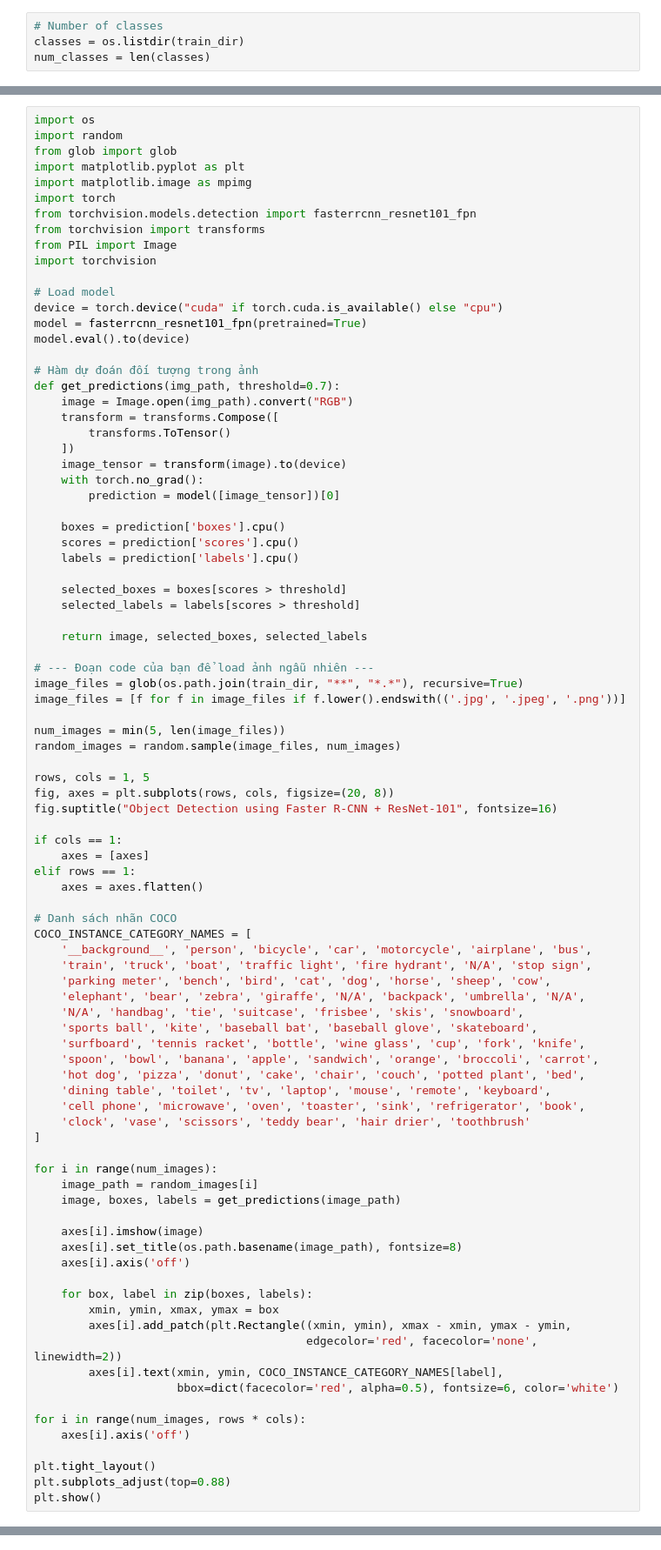
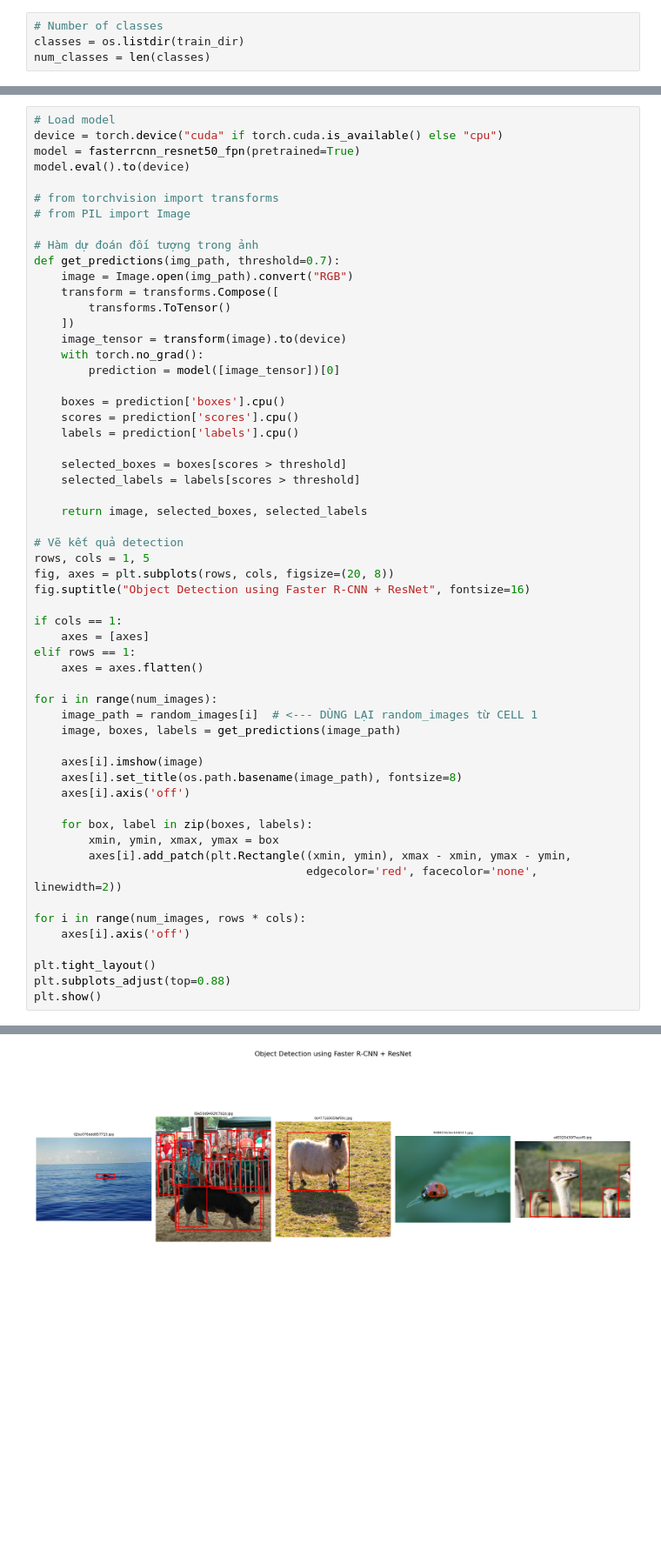
Before and after one commit to QuangTrongLeo/Animal_Identification_DL, a Jupyter notebook: Animal_Identification.ipynb, the cells around one changed output, grey strips where cells are left out. Shown at 87% size. Drawn from its saved outputs; the diff is of its cells as text; blank space fills up the shorter version.

```diff
--- a/Animal_Identification.ipynb
+++ b/Animal_Identification.ipynb
@@ -120,19 +111,11 @@ Successfully installed nvidia-cublas-cu12-12.4.5.8 nvidia-cuda-cupti-cu12-12.4.1
 # %%
-import os
-import random
-from glob import glob
-import matplotlib.pyplot as plt
-import matplotlib.image as mpimg
-import torch
-from torchvision.models.detection import fasterrcnn_resnet101_fpn
-from torchvision import transforms
-from PIL import Image
-import torchvision
-
 # Load model
 device = torch.device("cuda" if torch.cuda.is_available() else "cpu")
-model = fasterrcnn_resnet101_fpn(pretrained=True)
+model = fasterrcnn_resnet50_fpn(pretrained=True)
 model.eval().to(device)
+
+# from torchvision import transforms
+# from PIL import Image
 
 # Hàm dự đoán đối tượng trong ảnh
 def get_predictions(img_path, threshold=0.7):
@@ -153,40 +136,18 @@ def get_predictions(img_path, threshold=0.7):
 
     return image, selected_boxes, selected_labels
 
-# --- Đoạn code của bạn để load ảnh ngẫu nhiên ---
-image_files = glob(os.path.join(train_dir, "**", "*.*"), recursive=True)
-image_files = [f for f in image_files if f.lower().endswith(('.jpg', '.jpeg', '.png'))]
-
-num_images = min(5, len(image_files))
-random_images = random.sample(image_files, num_images)
-
+# Vẽ kết quả detection
 rows, cols = 1, 5
 fig, axes = plt.subplots(rows, cols, figsize=(20, 8))
-fig.suptitle("Object Detection using Faster R-CNN + ResNet-101", fontsize=16)
+fig.suptitle("Object Detection using Faster R-CNN + ResNet", fontsize=16)
 
 if cols == 1:
     axes = [axes]
 elif rows == 1:
     axes = axes.flatten()
 
-# Danh sách nhãn COCO
-COCO_INSTANCE_CATEGORY_NAMES = [
-    '__background__', 'person', 'bicycle', 'car', 'motorcycle', 'airplane', 'bus',
-    'train', 'truck', 'boat', 'traffic light', 'fire hydrant', 'N/A', 'stop sign',
-    'parking meter', 'bench', 'bird', 'cat', 'dog', 'horse', 'sheep', 'cow',
-    'elephant', 'bear', 'zebra', 'giraffe', 'N/A', 'backpack', 'umbrella', 'N/A',
-    'N/A', 'handbag', 'tie', 'suitcase', 'frisbee', 'skis', 'snowboard',
-    'sports ball', 'kite', 'baseball bat', 'baseball glove', 'skateboard',
-    'surfboard', 'tennis racket', 'bottle', 'wine glass', 'cup', 'fork', 'knife',
-    'spoon', 'bowl', 'banana', 'apple', 'sandwich', 'orange', 'broccoli', 'carrot',
-    'hot dog', 'pizza', 'donut', 'cake', 'chair', 'couch', 'potted plant', 'bed',
-    'dining table', 'toilet', 'tv', 'laptop', 'mouse', 'remote', 'keyboard',
-    'cell phone', 'microwave', 'oven', 'toaster', 'sink', 'refrigerator', 'book',
-    'clock', 'vase', 'scissors', 'teddy bear', 'hair drier', 'toothbrush'
-]
-
 for i in range(num_images):
-    image_path = random_images[i]
+    image_path = random_images[i]  # <--- DÙNG LẠI random_images từ CELL 1
     image, boxes, labels = get_predictions(image_path)
 
     axes[i].imshow(image)
@@ -197,8 +158,6 @@ for i in range(num_images):
         xmin, ymin, xmax, ymax = box
         axes[i].add_patch(plt.Rectangle((xmin, ymin), xmax - xmin, ymax - ymin,
                                         edgecolor='red', facecolor='none', linewidth=2))
-        axes[i].text(xmin, ymin, COCO_INSTANCE_CATEGORY_NAMES[label],
-                     bbox=dict(facecolor='red', alpha=0.5), fontsize=6, color='white')
 
 for i in range(num_images, rows * cols):
     axes[i].axis('off')
@@ -210,0 +169 @@ ImportError: cannot import name 'fasterrcnn_resnet101_fpn' from 'torchvision.mod
+[figure, added]
```
Also changed, not shown: parts of 5 cells of this notebook.
